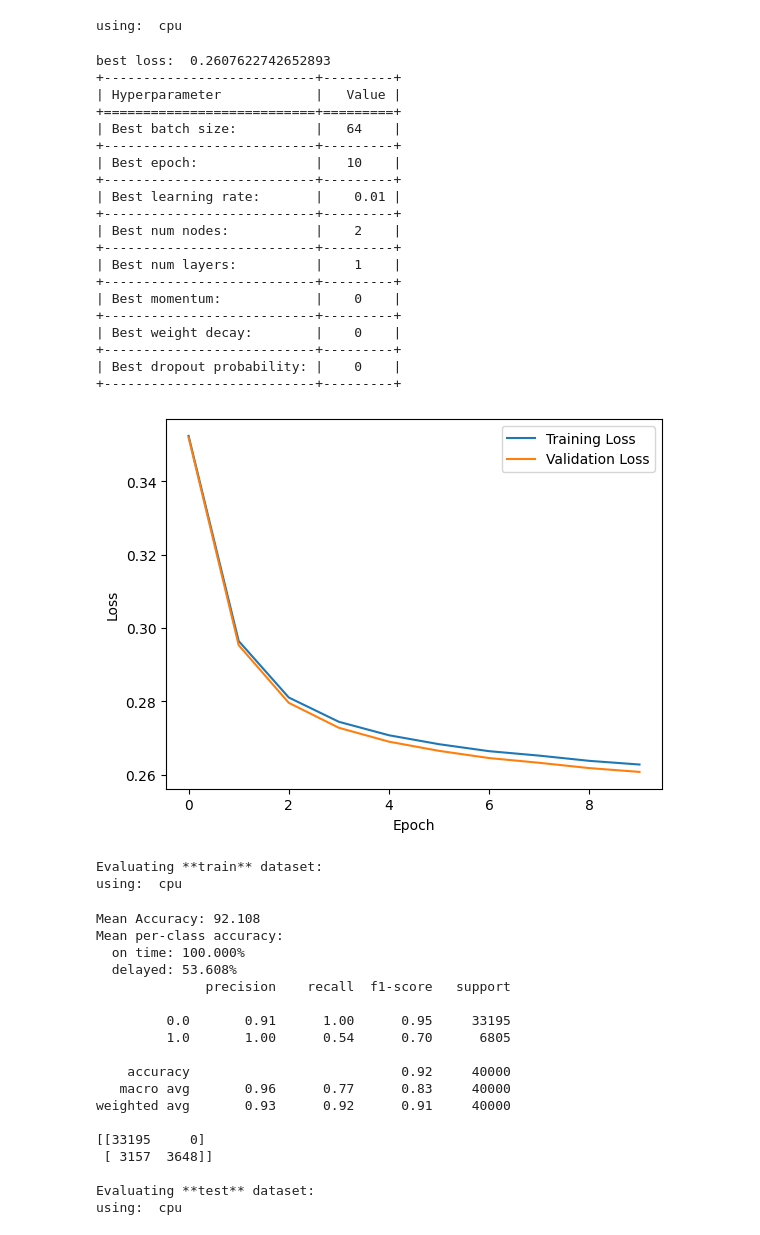
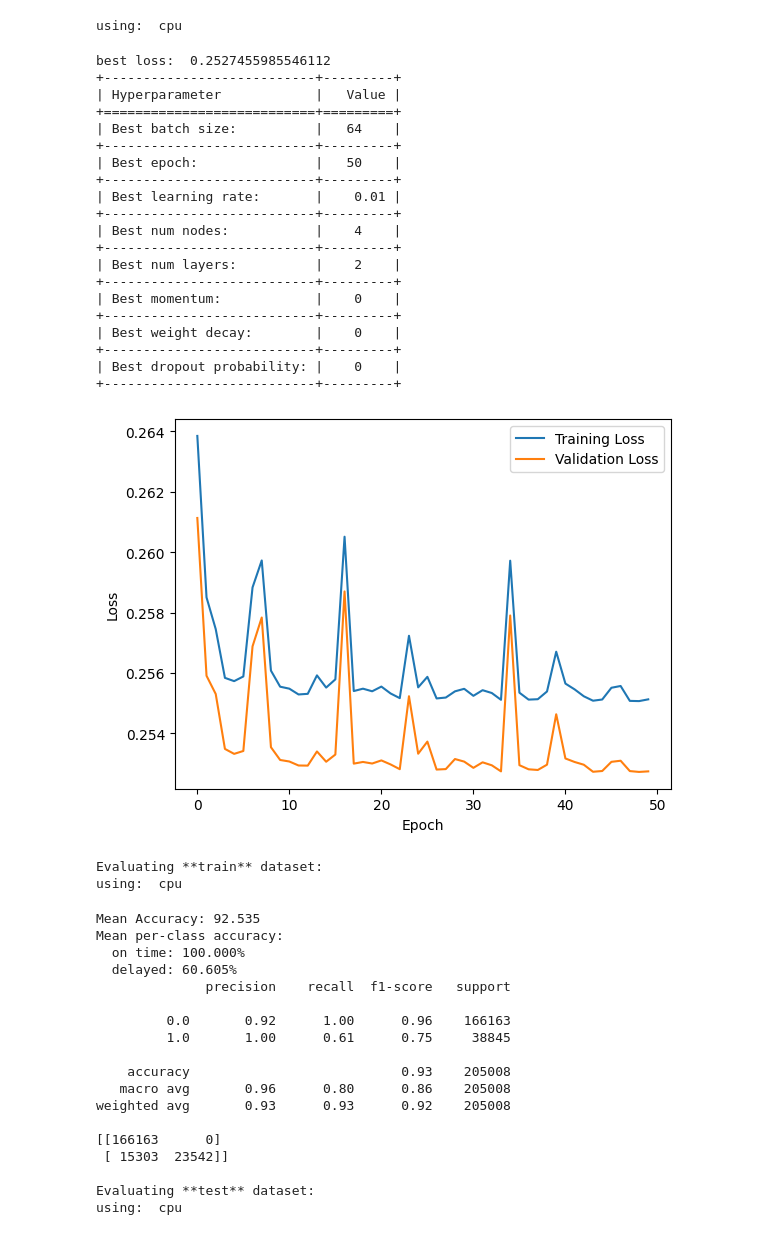
Before and after one commit to Noobify2012/CS6140-final-project, a Jupyter notebook: exploration/pytorch_model.ipynb, the cells around one changed output. Drawn from its saved outputs; the diff is of its cells as text; code cells hidden in the pictures.

```diff
--- a/exploration/pytorch_model.ipynb
+++ b/exploration/pytorch_model.ipynb
@@ -16,16 +19,12 @@ from sklearn.model_selection import train_test_split
 # %%
-# master_df = get_df(file="Flights_2018_1")
+# master_df = get_df(year="2018")
+master_df = get_df(all_files=True)
+master_df = master_df[master_df['Origin'] == 'BOS']
 # master_df = master_df.sample(n=100000, random_state=150)
 # builder.runEDA(master_df)
-# master_df = builder.columnManager(master_df)
-# master_df = builder.encodeFrame(master_df)
-# master_df = master_df[["date_sin","date_cos","ArrDel15","month_sin","month_cos","DistanceGroup","WeatherDelay","NASDelay","SecurityDelay"]]
-# ^ THIS WORKS, BUT OLD
-
-master_df = get_df(file="Flights_2018_1.csv")
-# master_df = master_df.sample(n=100000, random_state=150)
-master_df = master_df[['DistanceGroup', 'DayofMonth', 'Month', 'Year', 'Duplicate', 'ArrDel15', "DistanceGroup","WeatherDelay","NASDelay","SecurityDelay"]]
+master_df = builder.columnManager(master_df)
 master_df = builder.encodeFrame(master_df)
+master_df = master_df[["date_sin","date_cos","ArrDel15","month_sin","month_cos","DistanceGroup","WeatherDelay","NASDelay","SecurityDelay"]]
 # %%
 '''
 process data for training, split into test/train/validation
@@ -89,60 +88,60 @@ valid_ds = TensorDataset(X_validation, y_validation)
 num_features=X_train.shape[1]
 # %%
 params = {"bs":(64,),
-        "epoch":(10,),
+        "epoch":(50,),
         "learning_rate":(.01,),
         "momentum":(0,),
         "weight_decay":(0,),
         "activation_fn": nn.ReLU,
         "dropout_prob": (0,),
-        "num_layers": (1,),
-        "num_nodes": (2,)}
+        "num_layers": (2,),
+        "num_nodes": (4,)}
 best_model_params = run_model(param_dict=params,
                   train_ds=train_ds,
                   test_ds=test_ds,
                   valid_ds=valid_ds,
                   num_features=num_features
                   )
 # %% [output]
 using:  cpu
-best loss:  0.2607622742652893
+best loss:  0.2527455985546112
 +---------------------------+---------+
 | Hyperparameter            |   Value |
 +===========================+=========+
 | Best batch size:          |   64    |
 +---------------------------+---------+
-| Best epoch:               |   10    |
+| Best epoch:               |   50    |
 +---------------------------+---------+
 | Best learning rate:       |    0.01 |
 +---------------------------+---------+
-| Best num nodes:           |    2    |
+| Best num nodes:           |    4    |
 +---------------------------+---------+
-| Best num layers:          |    1    |
+| Best num layers:          |    2    |
 +---------------------------+---------+
 | Best momentum:            |    0    |
 +---------------------------+---------+
 | Best weight decay:        |    0    |
 +---------------------------+---------+
 | Best dropout probability: |    0    |
 +---------------------------+---------+
-[figure, old version]
+[figure, new version]
 Evaluating **train** dataset:
 using:  cpu
-Mean Accuracy: 92.108
+Mean Accuracy: 92.535
 Mean per-class accuracy:
   on time: 100.000%
-  delayed: 53.608%
+  delayed: 60.605%
               precision    recall  f1-score   support
 
-         0.0       0.91      1.00      0.95     33195
-         1.0       1.00      0.54      0.70      6805
+         0.0       0.92      1.00      0.96    166163
+         1.0       1.00      0.61      0.75     38845
 
-    accuracy                           0.92     40000
-   macro avg       0.96      0.77      0.83     40000
-weighted avg       0.93      0.92      0.91     40000
+    accuracy                           0.93    205008
+   macro avg       0.96      0.80      0.86    205008
+weighted avg       0.93      0.93      0.92    205008
 
-[[33195     0]
- [ 3157  3648]]
+[[166163      0]
+ [ 15303  23542]]
 
 Evaluating **test** dataset:
 using:  cpu
```
Also changed, not shown: parts of 4 cells of this notebook.
